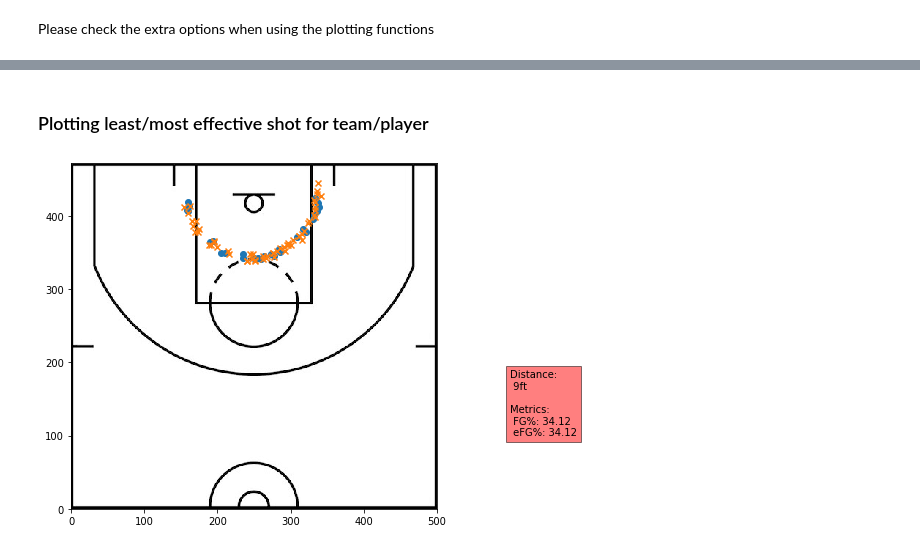
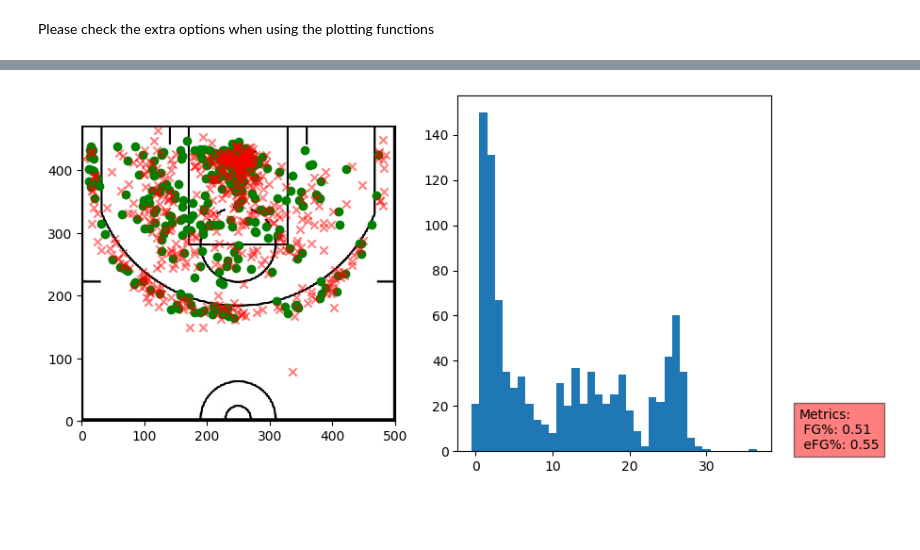
Before and after one commit to theccalderon/shot_chart, a Jupyter notebook: index.ipynb, the cells around one changed output, grey strips where cells are left out. Cells and saved outputs as stored; diff of their text form; code cells hidden in the pictures; blank space fills up the shorter version.

```diff
--- a/index.ipynb
+++ b/index.ipynb
@@ -117,6 +109,6 @@ plot_player(shots_df, "Damian Lillard",date_range=1,missed=False, attempt="3-poi
-# %% [markdown]
-### Plotting least/most effective shot for team/player
-# %%
-least_effective_shot_team(shots_df, "Portland")
-# %% [output]
-[figure, removed]
+# %%
+player_shots = PlayerShots(shots_2019,"Anthony Davis")
+# %%
+player_shots.plot_shots()
+# %% [output]
+[figure, added]
```
Also changed, not shown: parts of 24 cells of this notebook, 16 other files.
